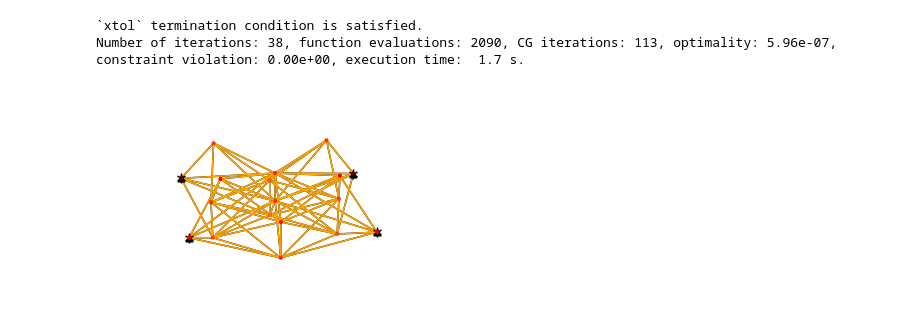
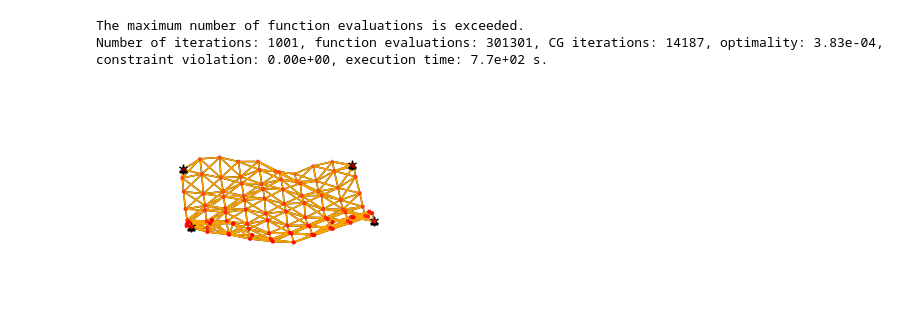
Before and after one commit to apoorv-s/Metamaterial-Non-Affine-deformation-and-Deployable-Strutcures, a Jupyter notebook: Energy Minimizer.ipynb, the cells around one changed output. Cells and saved outputs as stored; diff of their text form; code cells hidden in the pictures.

```diff
--- a/Energy Minimizer.ipynb
+++ b/Energy Minimizer.ipynb
@@ -1,12 +1,12 @@
 # %%
 run Lattice_functions.ipynb
 # %%
-Lat_Obj = Rect_Lattice(3, 3, 1, 1, 10, [1, 3, 7, 9], [1, 3, 7, 9], [1, 3, 7, 9])
+Lat_Obj = Rect_Lattice(10, 10, 1, 1, 10, [1, 10, 91, 100], [1, 10, 91, 100], [1, 10, 91, 100])
 Lat_Obj = add_braces_to_rectangular_lattice(Lat_Obj, 10, '|')
-Lat_Obj = add_layers_in_z_direction(Lat_Obj, 2, 0.2, 10, 10, [1, 2, 3, 4])
+#Lat_Obj = add_layers_in_z_direction(Lat_Obj, 2, 0.2, 10, 10, [1, 2, 3, 4])
 xp = range(1, len(Lat_Obj.springs) + 1)
 for i in xp:
-    Lat_Obj.springs[i - 1].l0 = 1.05
+    Lat_Obj.springs[i - 1].l0 = Lat_Obj.springs[i - 1].l0 + 0.05
 # %%
 x0 = []
 y0 = []
@@ -40,8 +40,8 @@ bounds = Bounds(lb, ub)
 x0 = coord0
 >>> res = minimize(Energy, x0, method='trust-constr', options={'verbose': 1}, bounds=bounds)
 # %% [output]
-`xtol` termination condition is satisfied.
-Number of iterations: 38, function evaluations: 2090, CG iterations: 113, optimality: 5.96e-07, constraint violation: 0.00e+00, execution time:  1.7 s.
+The maximum number of function evaluations is exceeded.
+Number of iterations: 1001, function evaluations: 301301, CG iterations: 14187, optimality: 3.83e-04, constraint violation: 0.00e+00, execution time: 7.7e+02 s.
 # %%
 result = res.x
 # %%
@@ -49,6 +49,6 @@ x = result[0 : nNodes]
 y = result[nNodes : 2*nNodes]
 z = result[2*nNodes : 3*nNodes]
 # %%
-ax = Lattice_Plot(x, y, z, Lat_Obj, xp, 'Z', 30, 85, 1)
+ax = Lattice_Plot(x, y, z, Lat_Obj, xp, 'XsY', 30, 85, 0.5, '10x10x2_fullbraced_uniform_3D')
 # %% [output]
-[figure, old version]
+[figure, new version]
```
Also changed, not shown: parts of 1 cell of this notebook.
